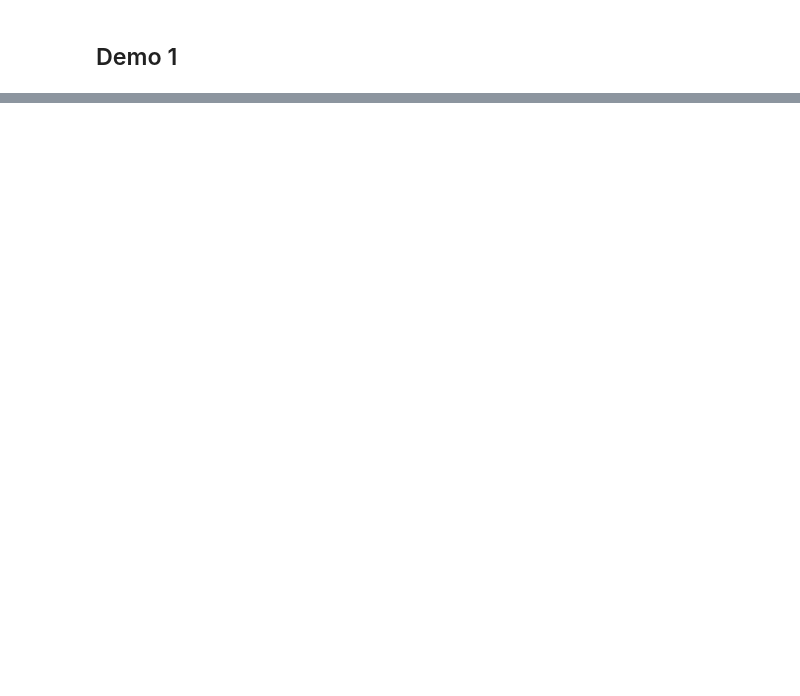
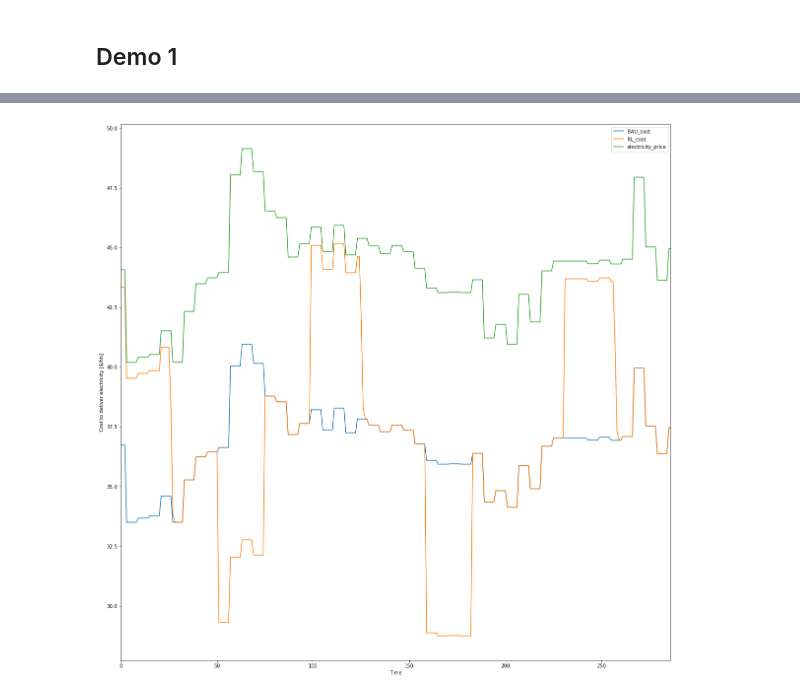
Before and after one commit to ADGEfficiency/energy-py, a Jupyter notebook: energy_py/main/notebooks/battery/env_demo.ipynb, the cells around one changed output, grey strips where cells are left out. Cells and saved outputs as stored; diff of their text form; code cells hidden in the pictures; blank space fills up the shorter version.

```diff
--- a/energy_py/main/notebooks/battery/env_demo.ipynb
+++ b/energy_py/main/notebooks/battery/env_demo.ipynb
@@ -63,3 +99,5 @@ fig1
 # %%
-fig2 = outputs['cost_fig']
+fig2 = env_outputs['electricity_cost_fig']
 fig2
+# %% [output]
+[figure, added]
```
Also changed, not shown: parts of 23 cells of this notebook, 33 other files.
